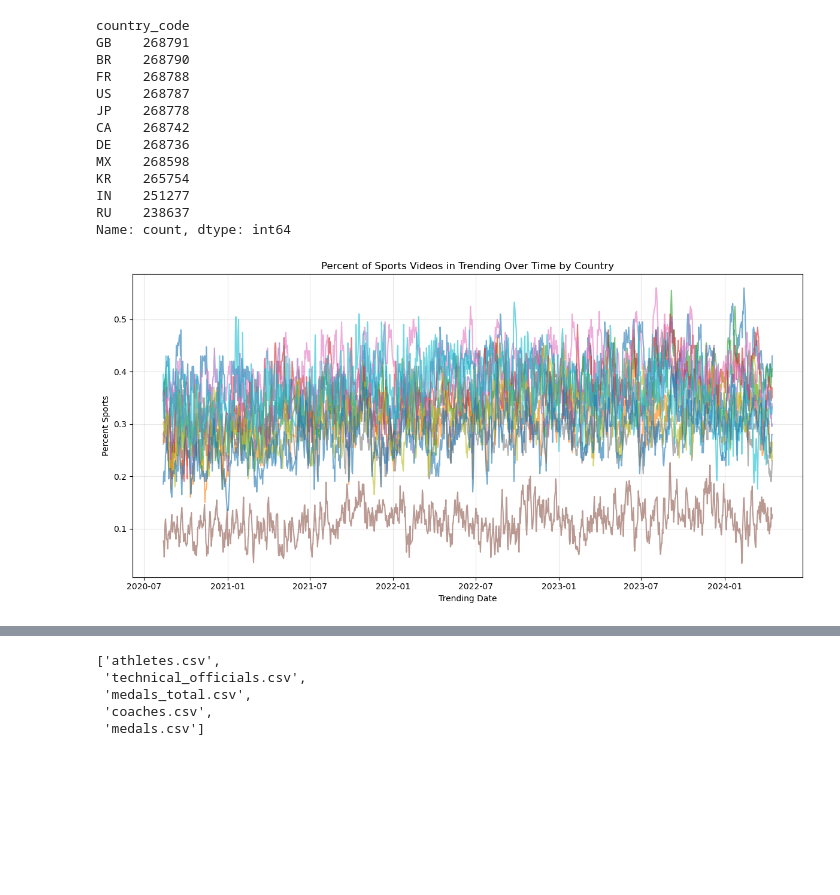
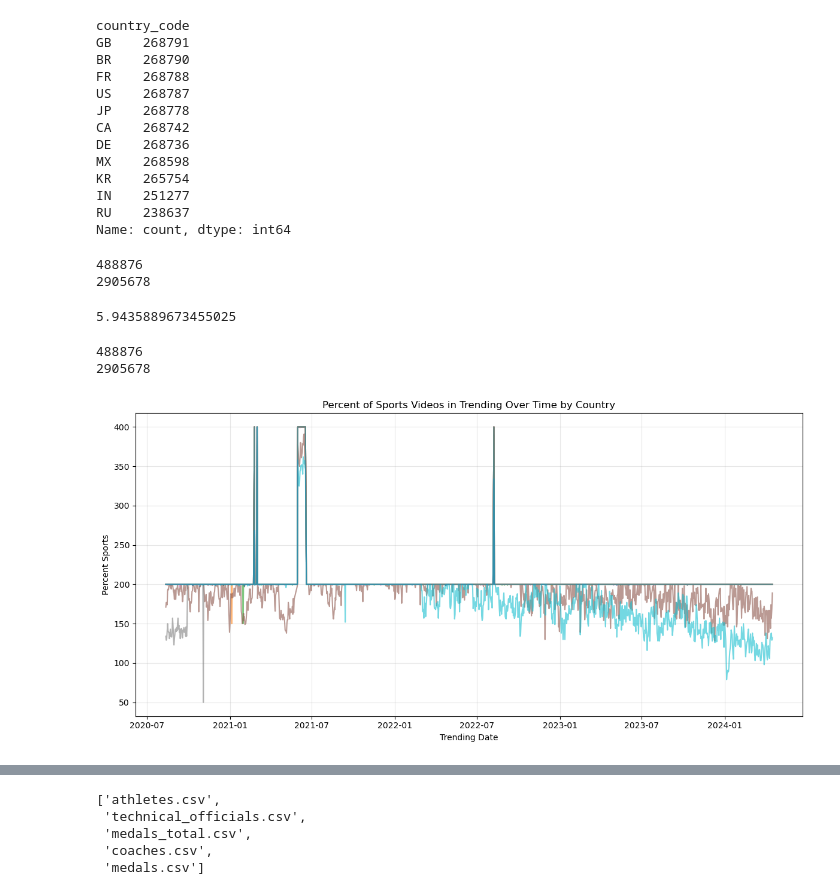
Before and after one commit to hirshalex/YouTubeOlympics, a Jupyter notebook: Analysis.ipynb, the cells around one changed output, grey strips where cells are left out. Saved outputs shown, nothing was run; the diff lists cells and outputs as text; code cells hidden in the pictures; blank space fills up the shorter version.

```diff
--- a/Analysis.ipynb
+++ b/Analysis.ipynb
@@ -43,6 +43,14 @@ KR    265754
 IN    251277
 RU    238637
 Name: count, dtype: int64
+# %%
+print(len(data['video_id'].unique()))
+print(len(data['video_id']))
+#The average video is on trending for over 5 days (it's a little more than dividing the 2nd number by the first because not all videos trending on day 1 of the data entered on that day)
+# %% [output]
+488876
+2905678
+5.9435889673455025
 # %%
 def clean_date(df, col):
     df['date_clean'] = pd.to_datetime(df[col]).dt.tz_localize(None) #strip timezone
@@ -51,13 +59,28 @@ def clean_date(df, col):
 clean_date(data, 'trending_date')
 data['sports'] = np.where(data['predicted_label'] == 'non_sport', 0, 1)
 data['olympic'] = np.where(data['predicted_label'] == 'olympic', 1, 0)
+# %%
+#first trending appearance per video
+data_first_trend = data.loc[
+    data.groupby('video_id')['date_clean'].idxmin()
+].copy()
+
+data_first_trend = ( #drop first 7 days
+    data_first_trend
+        .groupby("country_code", group_keys=False)
+        .apply(lambda df: df.iloc[7:])
+)
+# %% [output]
+488876
+2905678
 # %%
 data_grouped = (
-    data
+    data #alternatively use data_first_trend
     .groupby(['country_code', 'date_clean'])
     .agg(
         videos=('predicted_label', 'size'),
-        sports_videos=('sports', 'sum')
+        sports_videos=('sports', 'sum'),
+        olympic_videos = ('olympic', 'sum')
     )
     .reset_index()
 )
@@ -67,19 +90,20 @@ data_grouped['month'] = data_grouped['date_clean'].dt.month
 data_grouped["date_num"] = (data_grouped["date_clean"] - data_grouped["date_clean"].min()).dt.days
 
 data_grouped['sports_pct'] = data_grouped['sports_videos'] / data_grouped['videos']
+data_grouped['olympic_pct'] = data_grouped['olympic_videos'] / data_grouped['videos']
 # %%
 plt.figure(figsize=(12, 6))
 
 # Plot one line per country
 for country, group_df in data_grouped.groupby("country_code"):
-    plt.plot(group_df["date_clean"], group_df["sports_pct"], alpha=0.6)
+    plt.plot(group_df["date_clean"], group_df["videos"], alpha=0.6)
 
 plt.title("Percent of Sports Videos in Trending Over Time by Country")
 plt.xlabel("Trending Date")
 plt.ylabel("Percent Sports")
 plt.grid(True, alpha=0.3)
 
 plt.tight_layout()
 plt.show()
 # %% [output]
-[figure, old version]
+[figure, new version]
```
Also changed, not shown: parts of 27 cells of this notebook.
